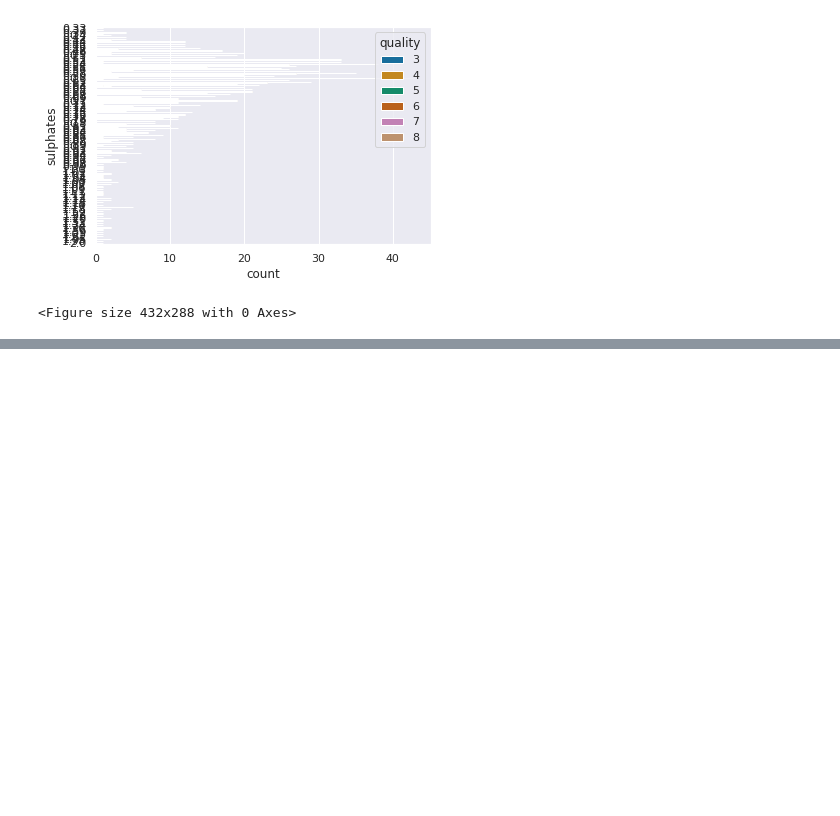
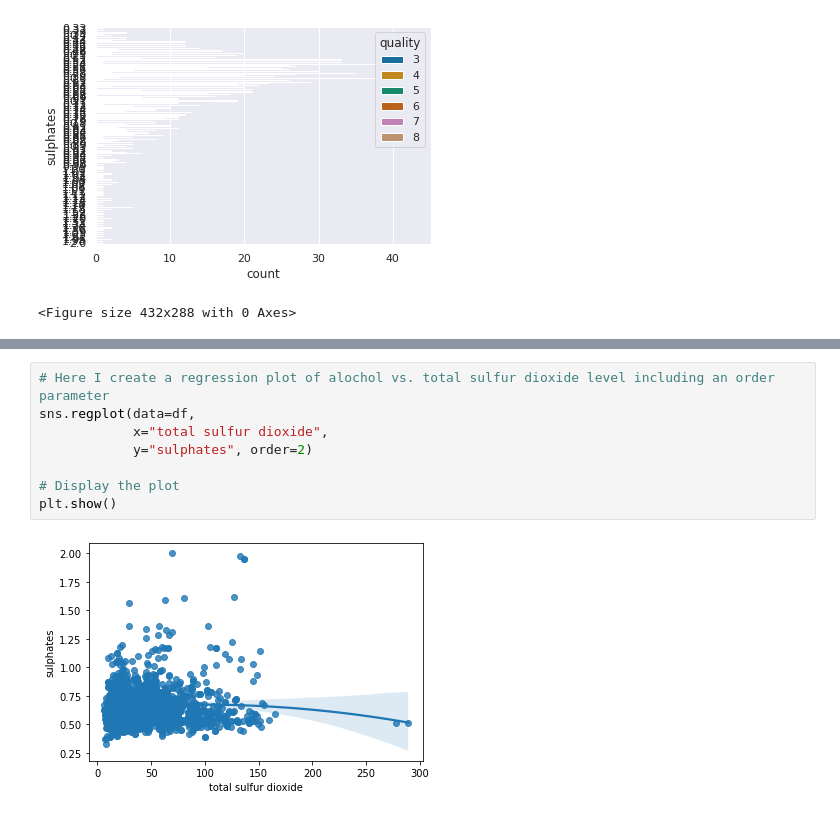
Before and after one commit to DJMFH/Project-1, a Jupyter notebook: RedwineprojectDHogan.ipynb, the cells around one changed output, grey strips where cells are left out. Cells and saved outputs as stored; diff of their text form; blank space fills up the shorter version.

```diff
--- a/RedwineprojectDHogan.ipynb
+++ b/RedwineprojectDHogan.ipynb
@@ -676,0 +669,10 @@ plt.clf()
+# %%
+# Here I create a regression plot of alochol vs. total sulfur dioxide level including an order parameter
+sns.regplot(data=df,
+            x="total sulfur dioxide",
+            y="sulphates", order=2)
+
+# Display the plot
+plt.show()
+# %% [output]
+[figure, added]
```
Also changed, not shown: parts of 8 cells of this notebook.
